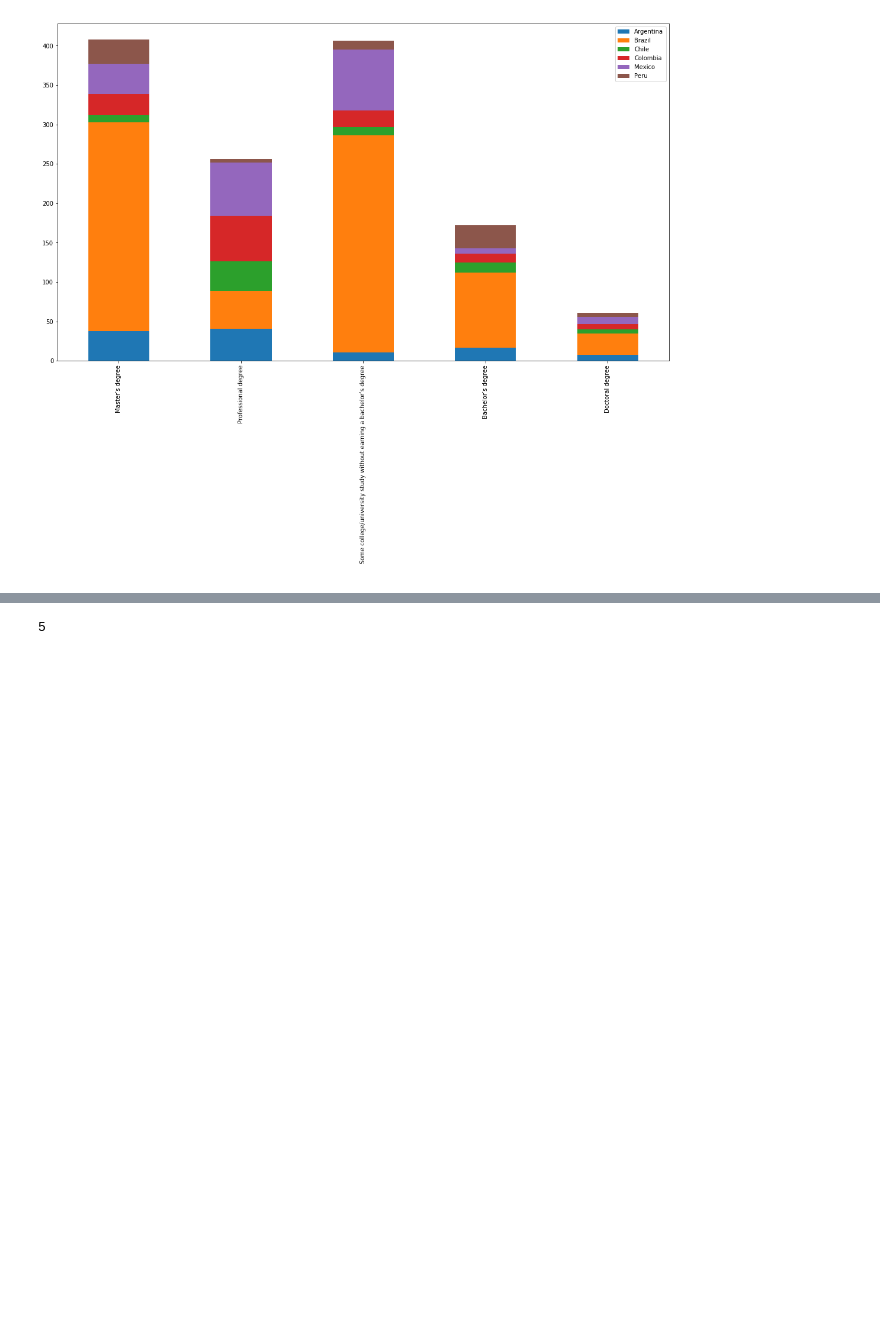
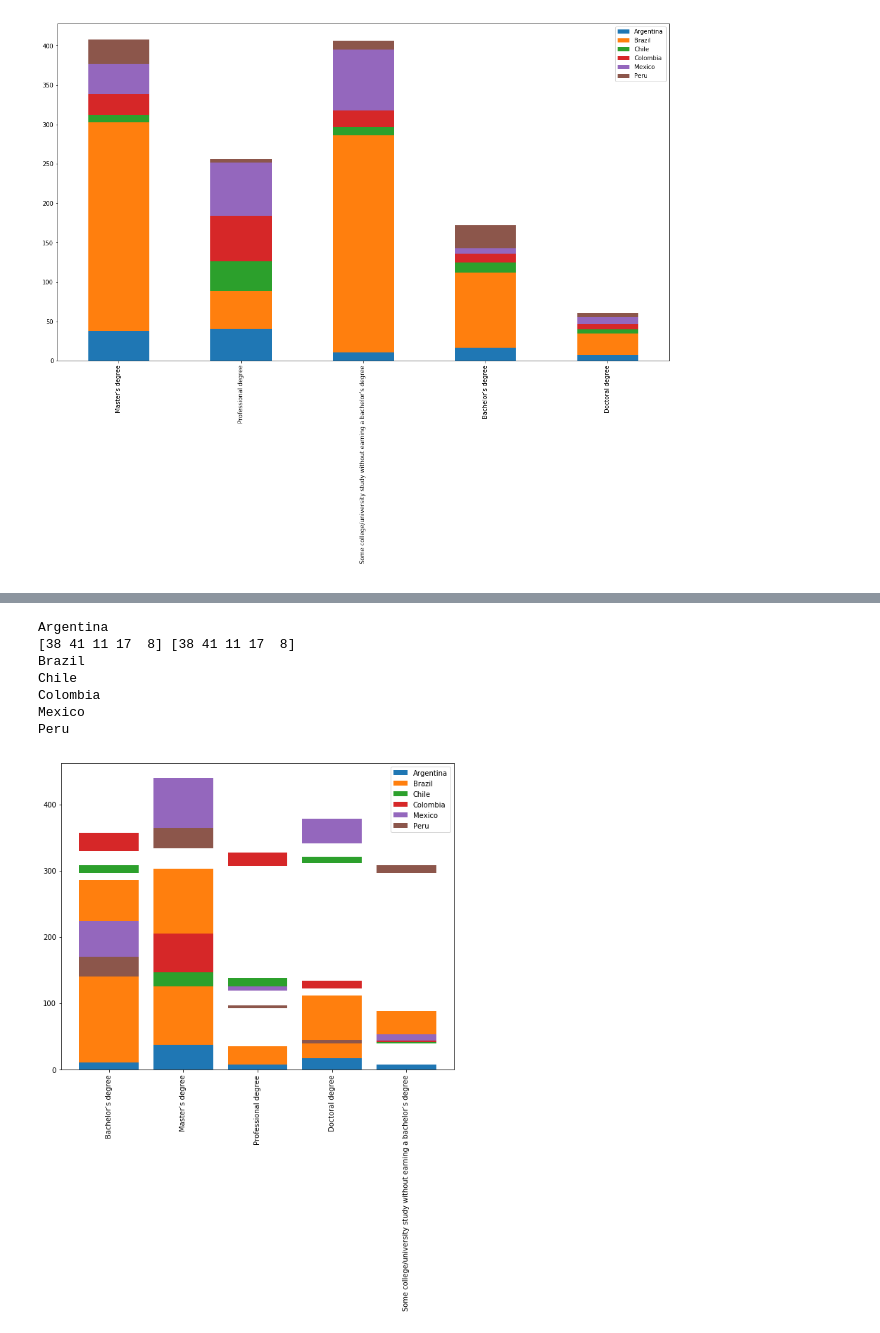
Before and after one commit to JoseMontanaC/JoseAlejandroMontana_Final, a Jupyter notebook: JoseAlejandroMontana_Final.ipynb, the cells around one changed output, grey strips where cells are left out. Saved outputs shown, nothing was run; the diff lists cells and outputs as text; code cells hidden in the pictures; blank space fills up the shorter version.

```diff
--- a/JoseAlejandroMontana_Final.ipynb
+++ b/JoseAlejandroMontana_Final.ipynb
@@ -151,8 +151,8 @@ for i in Lat_american:
 # %%
 x_axis=list(Counter(nuevo.Education.dropna()).keys())
 index = pd.Index(x_axis, name=' ')
-data = nuevo_dict
-df = pd.DataFrame(data, index=index)
+datos_education = nuevo_dict
+df = pd.DataFrame(datos_education, index=index)
 ax = df.plot(kind='bar', stacked=True, figsize=(18.5, 10.5))
 #ax.set_ylabel('foo')
 plt.show()
@@ -160,3 +160,20 @@ plt.show()
 [figure]
 # %%
 data.loc[:,'numero'] = range(len(data))
+# %%
+#redefine salary
+New_data=data
+salaries = np.zeros(len(New_data))
+num = 0
+for string in data['Salary']:
+    try:
+        math.isnan(string)
+        salaries[num] = float('NaN')
+        num += 1
+    except:
+        if string == '500,000+':
+            salaries[num] = 500.0
+        else:
+            salaries[num] = np.max(np.int_(np.array(string[:-4].split('-'))))
+        num+=1
+data.loc[:,'salary x1000 (USD)'] = salary_list
@@ -166,31 +202,38 @@ data.loc[:,'numero'] = range(len(data))
 # %%
 #f,ax=plt.subplots(2,3,sharex=True)
 plt.figure(figsize=(10,8))
 plt.xticks(rotation=90)
 aux=0
 for i in Lat_american:
     datos_lat=data[data.Country==i]
     datos_lat=datos_lat[datos_lat.Education != "I prefer not to answer"]
     datos_lat=datos_lat[datos_lat.Education != 'No formal education past high school']
     N=Counter(datos_lat.Education.dropna())
     x=np.array(list(N.keys()))
     y=np.array(list(N.values()))
     #plt.bar(x,y,label=i)
     print(i)
     if aux==0:
         plt.bar(x,y,label=i)
         anterior=y
         print(anterior,y)
         aux+=1
     elif aux==1:
         plt.bar(x,y,label=i,bottom=anterior)
         anterior+=y
         aux+=1
     else:
         #anterior+=y
-        M += y
+        M = y +anterior
         plt.bar(x,y,label=i,bottom=M)
 plt.legend()
 plt.show()
 # %% [output]
-5
+Argentina
+[38 41 11 17  8] [38 41 11 17  8]
+Brazil
+Chile
+Colombia
+Mexico
+Peru
+[figure, added]
```
Also changed, not shown: parts of 2 cells of this notebook.
